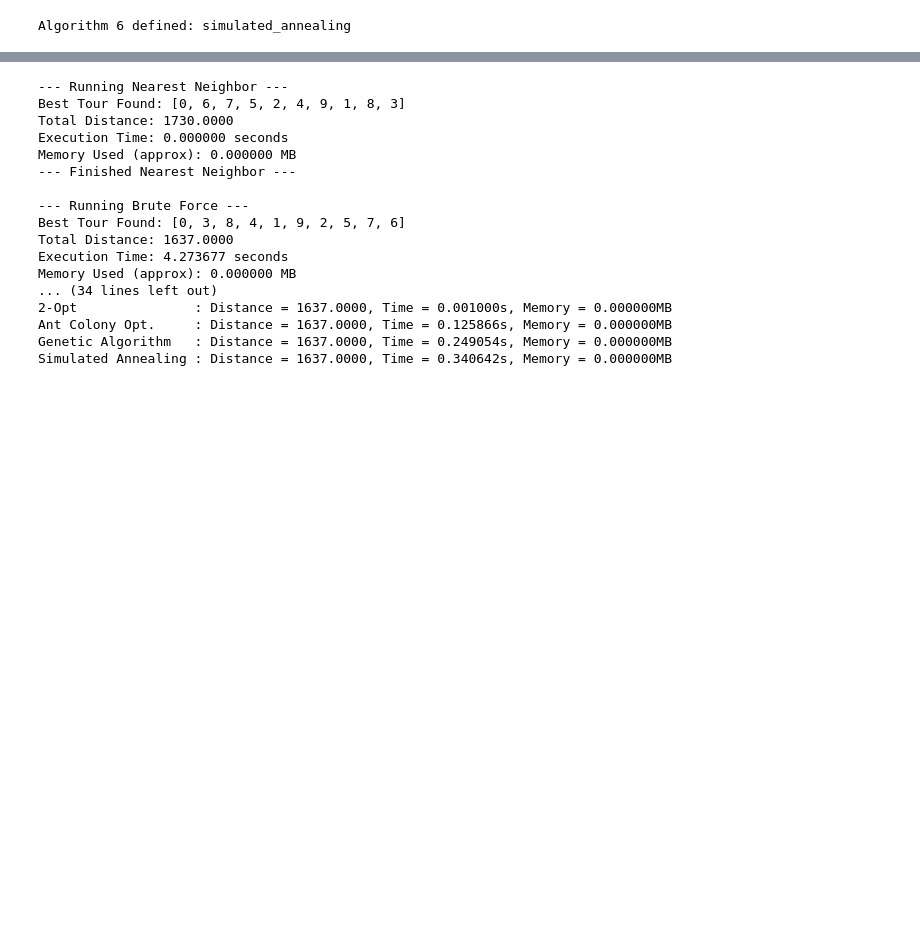
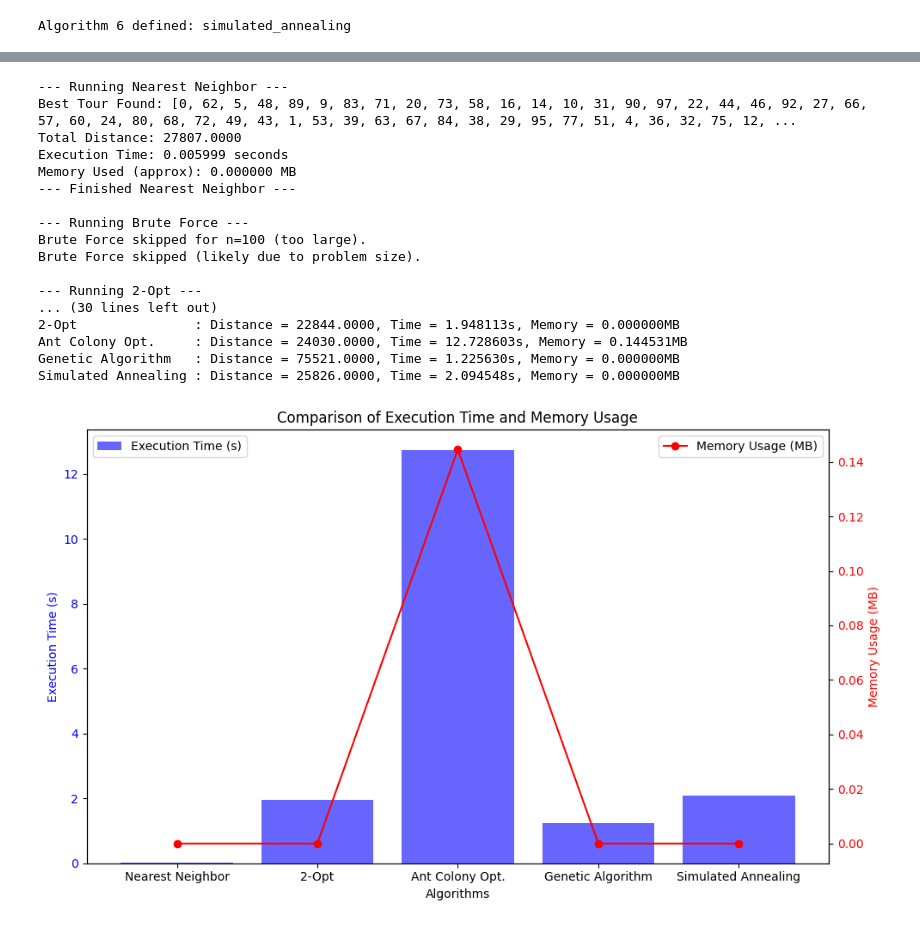
Before and after one commit to Thehy-IT/Algorithm-Project, a Jupyter notebook: darft.ipynb, the cells around one changed output, grey strips where cells are left out. Drawn from its saved outputs; the diff is of its cells as text; code cells hidden in the pictures; blank space fills up the shorter version.

```diff
--- a/darft.ipynb
+++ b/darft.ipynb
@@ -598,7 +598,7 @@ Algorithm 6 defined: simulated_annealing
 # Cell 10: Prepare Data (Create/Load TSP File)
 
 # Define the filename
-tsp_filename = "gr10.tsp"
+tsp_filename = "kroA100_lower_triangular.tsp"
 
 # --- Create a small example TSP file if it doesn't exist ---
 # This example uses LOWER_DIAG_ROW format for 4 cities
@@ -714,19 +711,55 @@ else:
     print("\nDistance matrix not loaded. Cannot run algorithms.")
 # %% [output]
 --- Running Nearest Neighbor ---
-Best Tour Found: [0, 6, 7, 5, 2, 4, 9, 1, 8, 3]
-Total Distance: 1730.0000
-Execution Time: 0.000000 seconds
+Best Tour Found: [0, 62, 5, 48, 89, 9, 83, 71, 20, 73, 58, 16, 14, 10, 31, 90, 97, 22, 44, 46, 92, 27, 66, 57, 60, 24, 80, 68, 72, 49, 43, 1, 53, 39, 63, 67, 84, 38, 29, 95, 77, 51, 4, 36, 32, 75, 12, ...
+Total Distance: 27807.0000
+Execution Time: 0.005999 seconds
 Memory Used (approx): 0.000000 MB
 --- Finished Nearest Neighbor ---
 
 --- Running Brute Force ---
-Best Tour Found: [0, 3, 8, 4, 1, 9, 2, 5, 7, 6]
-Total Distance: 1637.0000
-Execution Time: 4.273677 seconds
-Memory Used (approx): 0.000000 MB
-... (34 lines left out)
-2-Opt               : Distance = 1637.0000, Time = 0.001000s, Memory = 0.000000MB
-Ant Colony Opt.     : Distance = 1637.0000, Time = 0.125866s, Memory = 0.000000MB
-Genetic Algorithm   : Distance = 1637.0000, Time = 0.249054s, Memory = 0.000000MB
-Simulated Annealing : Distance = 1637.0000, Time = 0.340642s, Memory = 0.000000MB
+Brute Force skipped for n=100 (too large).
+Brute Force skipped (likely due to problem size).
+
+--- Running 2-Opt ---
+... (30 lines left out)
+2-Opt               : Distance = 22844.0000, Time = 1.948113s, Memory = 0.000000MB
+Ant Colony Opt.     : Distance = 24030.0000, Time = 12.728603s, Memory = 0.144531MB
+Genetic Algorithm   : Distance = 75521.0000, Time = 1.225630s, Memory = 0.000000MB
+Simulated Annealing : Distance = 25826.0000, Time = 2.094548s, Memory = 0.000000MB
+# %%
+import matplotlib.pyplot as plt
+
+# Extract data for plotting
+algorithm_names = list(results.keys())
+execution_times = [results[algo]['time'] for algo in algorithm_names]
+memory_usages = [results[algo]['memory'] for algo in algorithm_names]
+
+# Create a figure with two subplots
+fig, ax1 = plt.subplots(figsize=(10, 6))
+
+# Plot execution times
+ax1.bar(algorithm_names, execution_times, color='b', alpha=0.6, label='Execution Time (s)')
+ax1.set_xlabel('Algorithms')
+ax1.set_ylabel('Execution Time (s)', color='b')
+ax1.tick_params(axis='y', labelcolor='b')
+ax1.set_title('Comparison of Execution Time and Memory Usage')
+
+# Create a second y-axis for memory usage
+ax2 = ax1.twinx()
+ax2.plot(algorithm_names, memory_usages, color='r', marker='o', label='Memory Usage (MB)')
+ax2.set_ylabel('Memory Usage (MB)', color='r')
+ax2.tick_params(axis='y', labelcolor='r')
+
+# Add legends
+ax1.legend(loc='upper left')
+ax2.legend(loc='upper right')
+
+# Rotate x-axis labels for better readability
+plt.xticks(rotation=45)
+plt.tight_layout()
+
+# Show the plot
+plt.show()
+# %% [output]
+[figure, added]
```
Also changed, not shown: parts of 1 cell of this notebook.
